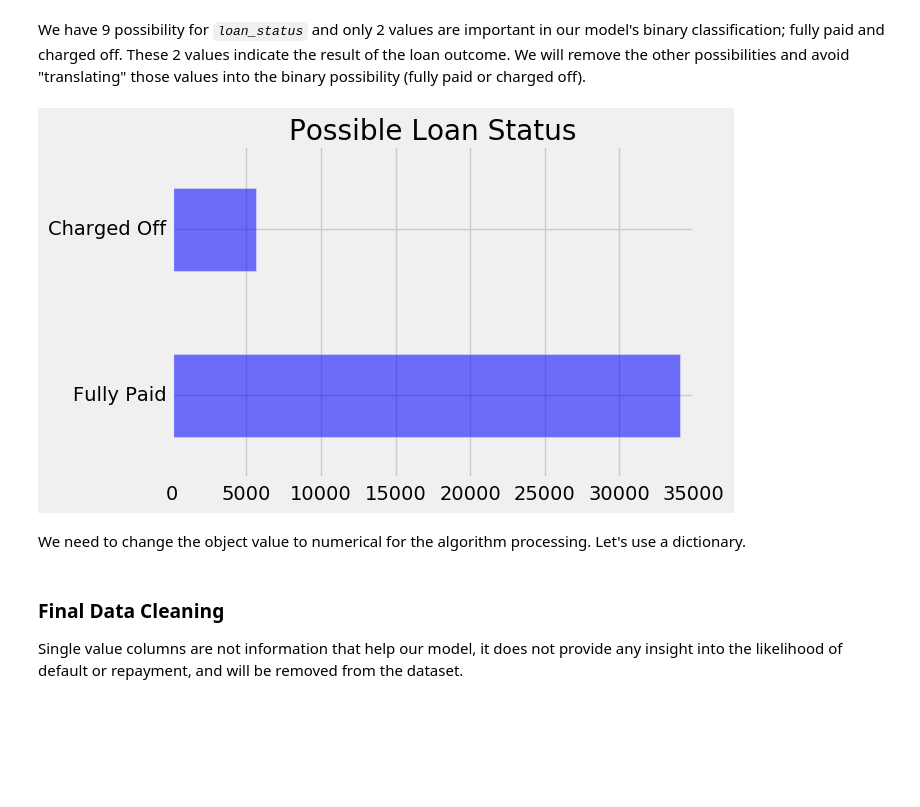
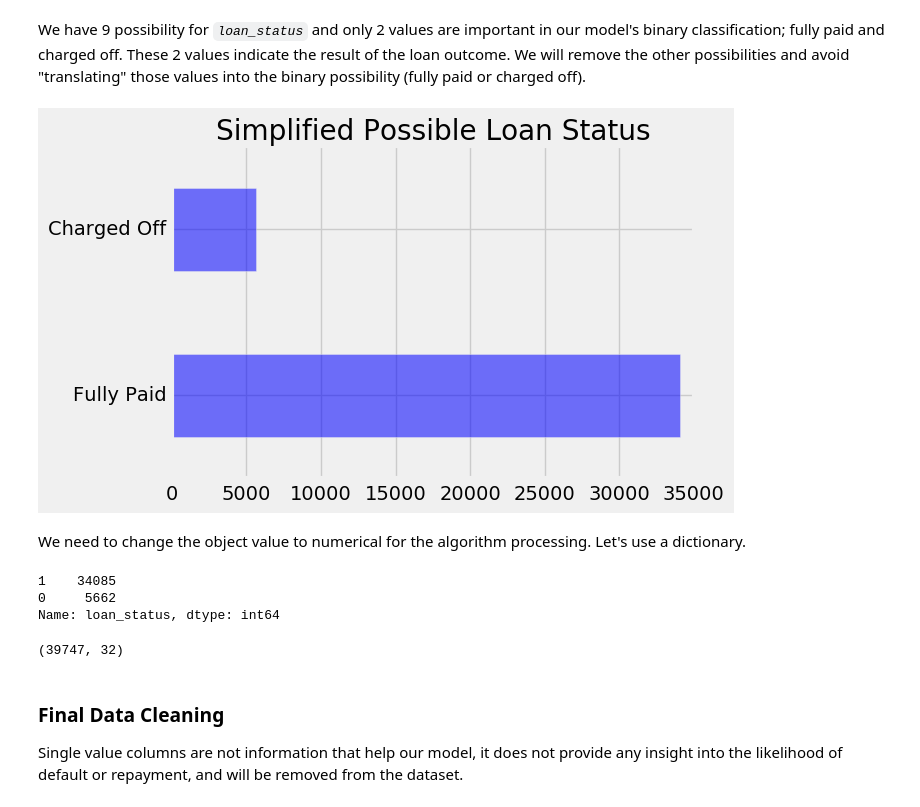
Before and after one commit to lemoinef/Loan-Default-Prediction, a Jupyter notebook: loan_default_prediction.ipynb, the cells around one changed output. Cells and saved outputs as stored; diff of their text form; code cells hidden in the pictures; blank space fills up the shorter version.

Commit message:
add information about shape of data to keep track of cleaning progress

```diff
--- a/loan_default_prediction.ipynb
+++ b/loan_default_prediction.ipynb
@@ -311,10 +324,10 @@ We have 9 possibility for *`loan_status`* and only 2 values are important in our
 # %%
 loan_data = loan_data[(loan_data['loan_status'] == "Fully Paid") | (loan_data['loan_status'] == "Charged Off")]
 # %%
-loan_data['loan_status'].value_counts().plot(kind= 'barh', color = 'blue', title = 'Possible Loan Status', alpha = 0.55)
+loan_data['loan_status'].value_counts().plot(kind= 'barh', color = 'blue', title = 'Simplified Possible Loan Status', alpha = 0.55)
 plt.show()
 # %% [output]
-[figure, old version]
+[figure, new version]
 # %% [markdown]
 We need to change the object value to numerical for the algorithm processing. Let's use a dictionary.
 # %%
@@ -325,6 +338,16 @@ status_replace = {
     }
 }
 loan_data = loan_data.replace(status_replace)
+# %%
+loan_data['loan_status'].value_counts()
+# %% [output]
+1    34085
+0     5662
+Name: loan_status, dtype: int64
+# %%
+loan_data.shape
+# %% [output]
+(39747, 32)
 # %% [markdown]
 ### Final Data Cleaning
 Single value columns are not information that help our model, it does not provide any insight into the likelihood of default or repayment, and will be removed from the dataset.
```
Also changed, not shown: parts of 51 cells of this notebook.
